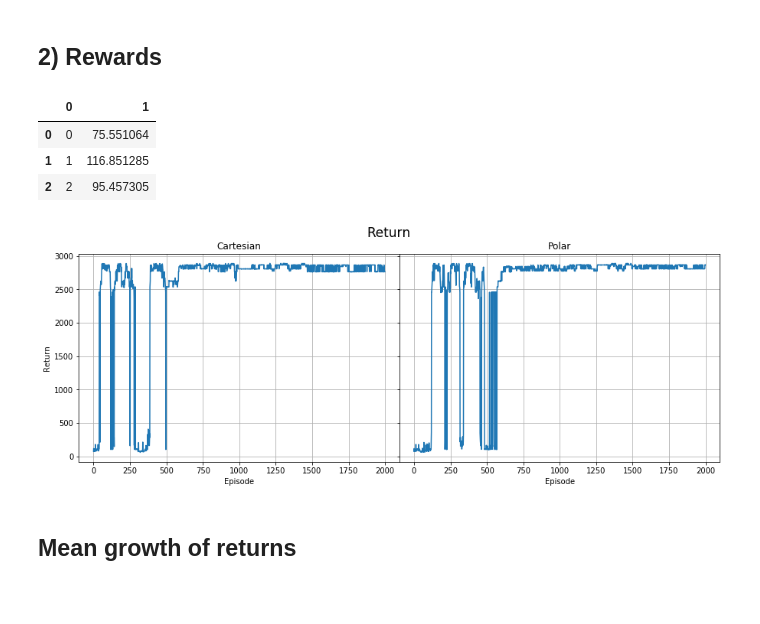
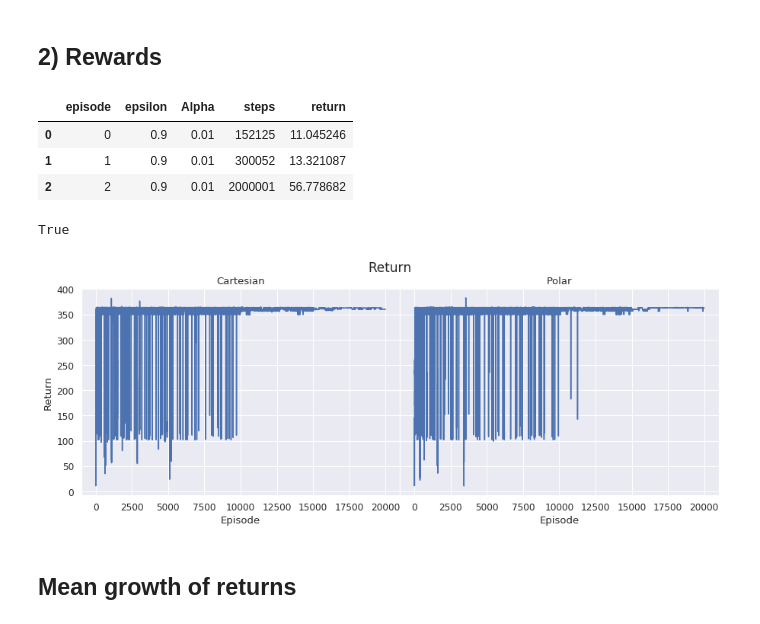
Before and after one commit to nicoleorzan/kite-power, a Jupyter notebook: Learning/Sarsa-2d/sarsa-alpha/const-wind-data/learning-analysis-alpha-const.ipynb, the cells around one changed output. Cells and saved outputs as stored; diff of their text form; code cells hidden in the pictures; blank space fills up the shorter version.

```diff
--- a/Learning/Sarsa-2d/sarsa-alpha/const-wind-data/learning-analysis-alpha-const.ipynb
+++ b/Learning/Sarsa-2d/sarsa-alpha/const-wind-data/learning-analysis-alpha-const.ipynb
@@ -101,36 +102,40 @@ ax6.grid()
 # %% [markdown]
 ## 2) Rewards
 # %%
-crew = pd.read_csv("crewards.txt", header = None, delim_whitespace=True)
-prew = pd.read_csv("prewards.txt", header = None, delim_whitespace=True)
+crew = pd.read_csv("crewards.txt")
+prew = pd.read_csv("prewards.txt")
 
 crew.head(3)
 # %% [output]
-|  | 0 | 1 |
-| 0 | 0 | 75.551064 |
-| 1 | 1 | 116.851285 |
-| 2 | 2 | 95.457305 |
+|  | episode | epsilon | Alpha | steps | return |
+| 0 | 0 | 0.9 | 0.01 | 152125 | 11.045246 |
+| 1 | 1 | 0.9 | 0.01 | 300052 | 13.321087 |
+| 2 | 2 | 0.9 | 0.01 | 2000001 | 56.778682 |
+# %%
+crew.Alpha.ne(0.001).idxmax() == prew.Alpha.ne(0.001).idxmax()
+# %% [output]
+True
 # %%
 fig, axs = plt.subplots(1, 2, sharex=True, sharey=True, figsize=(15, 5), gridspec_kw={'wspace': 0})
 
 fig.suptitle("Return", fontsize = title_fs)
 
-axs[0].plot(crew[0], crew[1])
+axs[0].plot(crew['episode'], crew['return'])
 axs[0].grid(b=True)
 
-axs[1].plot(prew[0], prew[1])
+axs[1].plot(prew['episode'], prew['return'])
 axs[1].grid(b=True)
 
 #axs[0].legend(title = r'Wind (m/s)', fontsize = legend_fs, loc='upper left', prop={"size":9})
 axs[0].set_ylabel('Return')
 
 axs[0].set_title("Cartesian")
 axs[1].set_title("Polar")
 
 for ax in axs.flat:
     ax.set(xlabel='Episode')
 # %% [output]
-[figure, old version]
+[figure, new version]
 # %% [markdown]
 ## Mean growth of returns
 # %%
```
Also changed, not shown: parts of 13 cells of this notebook, 51 other files.
